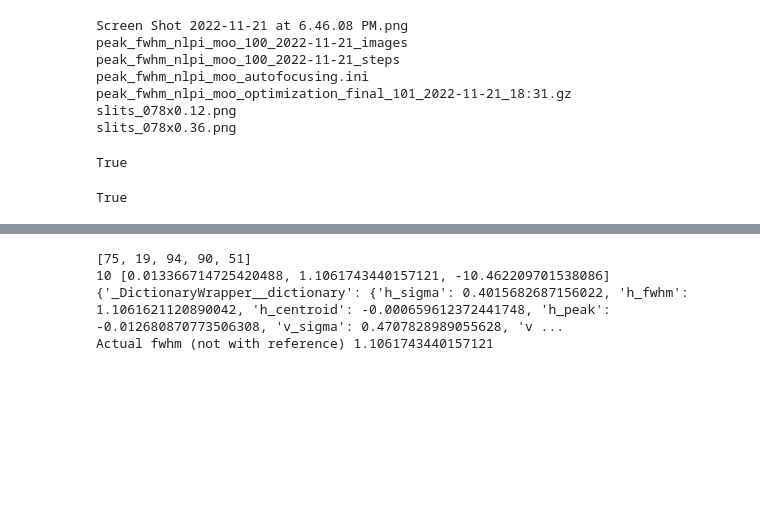
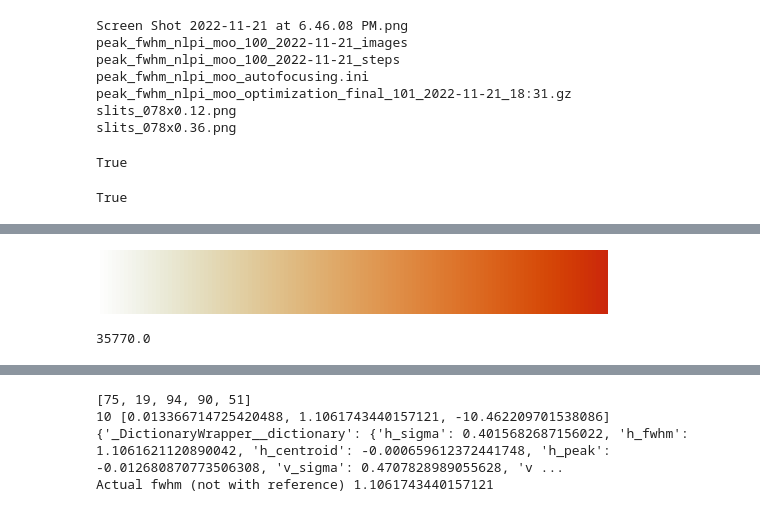
Before and after one commit to AI-ML-at-APS/AI-ML_Control_System, a Jupyter notebook: work_directory/28-ID/jupyter/analysis_experiment/peak_fwhm_nlpi_all_motors_coma.ipynb, the cells around one changed output, grey strips where cells are left out. Drawn from its saved outputs; the diff is of its cells as text; code cells hidden in the pictures; blank space fills up the shorter version.

```diff
--- a/work_directory/28-ID/jupyter/analysis_experiment/peak_fwhm_nlpi_all_motors_coma.ipynb
+++ b/work_directory/28-ID/jupyter/analysis_experiment/peak_fwhm_nlpi_all_motors_coma.ipynb
@@ -40,3 +33,5 @@ KeyError: 'qt5agg'
+# %%
+mpl.rcParams.update({'font.size': 12, 'text.usetex':False, 'svg.fonttype':'none'})
 # %%
 exp_type = 'peak_fwhm_nlpi'
 # %%
@@ -108,0 +92,5 @@ Trial dw:
+# %%
+m2 = cmm.get_sub_cmap(cmm.sunburst_r, 0, 0.5)
+m2
+# %% [output]
+[figure, added]
@@ -108,0 +99,4 @@ Trial dw:
+# %%
+max_count
+# %% [output]
+35770.0
```
Also changed, not shown: parts of 25 cells of this notebook, 32 other files.
